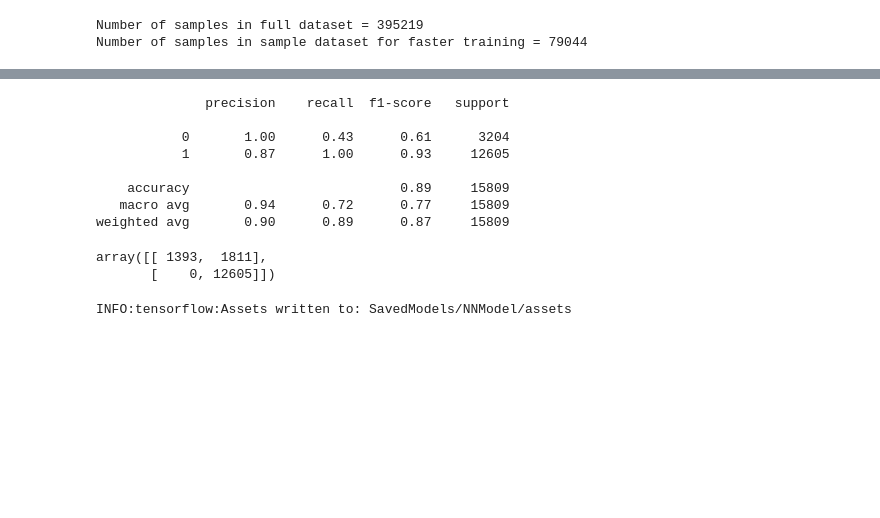
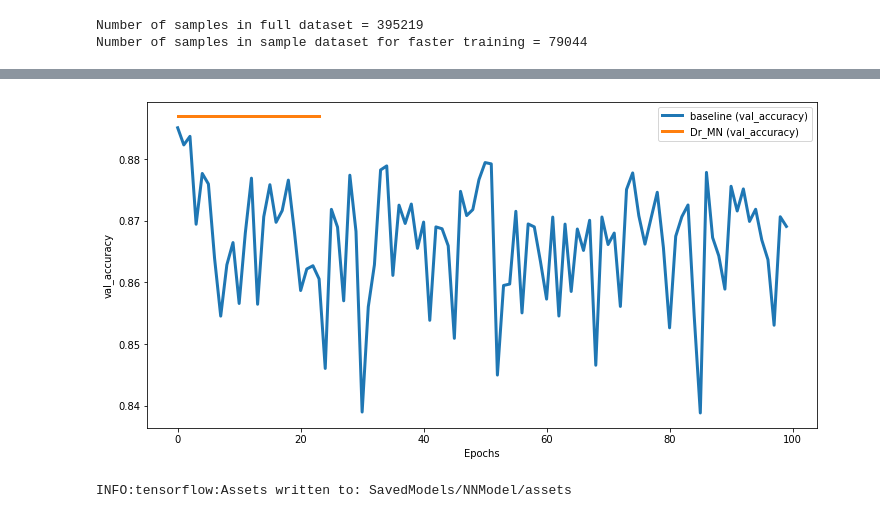
Before and after one commit to Greveley/MLProjects, a Jupyter notebook: LoanReturnClassifier/TrainingAndEvaluation.ipynb, the cells around one changed output, grey strips where cells are left out. Cells and saved outputs as stored; diff of their text form; code cells hidden in the pictures; blank space fills up the shorter version.

```diff
--- a/LoanReturnClassifier/TrainingAndEvaluation.ipynb
+++ b/LoanReturnClassifier/TrainingAndEvaluation.ipynb
@@ -367 +140,5 @@ _________________________________________________________________
+# %%
+plot_perf(model_hist,models=[],metrics=['val_accuracy'])
+# %% [output]
+[figure, added]
 # %%
@@ -371,19 +148,3 @@ y_pred = model.predict_classes(X_test)
-# %%
-print (classification_report(y_test,y_pred))
-# %% [output]
-              precision    recall  f1-score   support
-
-           0       1.00      0.43      0.61      3204
-           1       0.87      1.00      0.93     12605
-
-    accuracy                           0.89     15809
-   macro avg       0.94      0.72      0.77     15809
-weighted avg       0.90      0.89      0.87     15809
-# %%
-confusion_matrix(y_test,y_pred)
-# %% [output]
-array([[ 1393,  1811],
-       [    0, 12605]])
 # %%
 # Saving the NN model to be compared with other methods later
 !mkdir -p SavedModels
```
Also changed, not shown: parts of 62 cells of this notebook.
